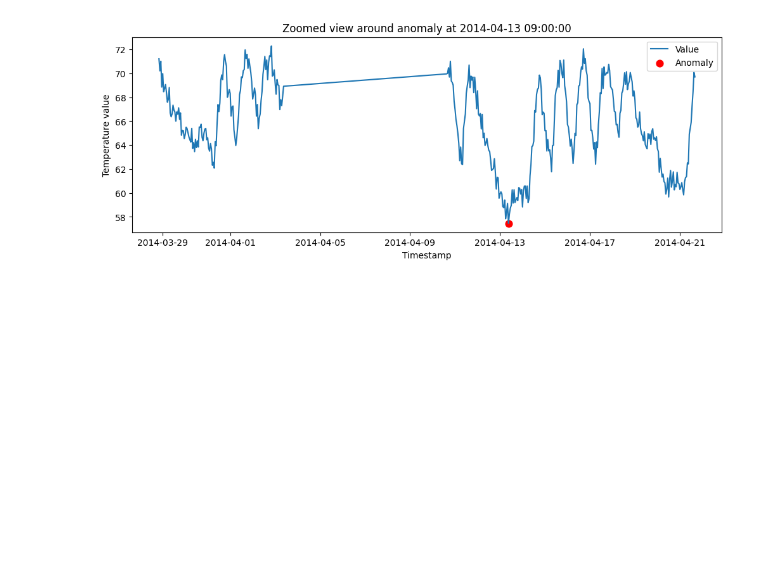
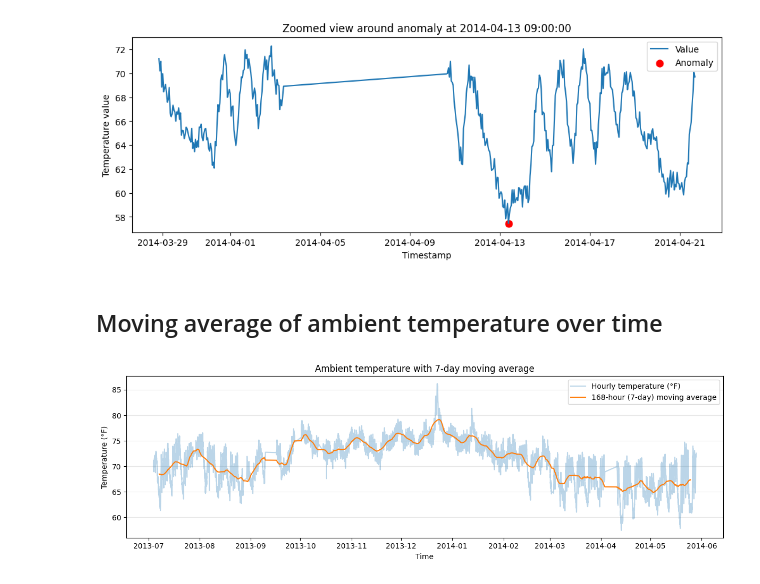
Before and after one commit to Nandipha996/Anomaly-Detection-Research, a Jupyter notebook: notebooks/01_data_overview.ipynb, the cells around one changed output. Saved outputs shown, nothing was run; the diff lists cells and outputs as text; code cells hidden in the pictures; blank space fills up the shorter version.

Commit message:
Completed Data Overview stage and added Finding notes

```diff
--- a/notebooks/01_data_overview.ipynb
+++ b/notebooks/01_data_overview.ipynb
@@ -296,3 +378,44 @@ for anomaly_time in label_times_dt:
 # %% [output]
 [figure]
 [figure]
+# %% [markdown]
+## Moving average of ambient temperature over time
+# %%
+# Ensure data is sorted by time
+df = df.sort_values("timestamp").reset_index(drop=True)
+
+# Use a 7-day (7 * 24 hours) moving average to see slow changes
+moving_window_hours = 7 * 24
+
+moving_average_temperature = (
+    df["value"]
+    .rolling(window = moving_window_hours, center=True)
+    .mean()
+)
+
+plt.figure(figsize=(12, 4))
+
+# Plot the original hourly values in a light line
+plt.plot(
+    df["timestamp"],
+    df["value"],
+    alpha=0.3,
+    label="Hourly temperature (°F)"
+)
+
+# Plot the smoother 7-day moving average
+plt.plot(
+    df["timestamp"],
+    moving_average_temperature,
+    label=f"{moving_window_hours}-hour (7-day) moving average",
+)
+
+plt.title("Ambient temperature with 7-day moving average")
+plt.xlabel("Time")
+plt.ylabel("Temperature (°F)")
+plt.legend()
+plt.grid(axis="y", alpha=0.3)
+plt.tight_layout()
+plt.show()
+# %% [output]
+[figure, added]
```
Also changed, not shown: parts of 13 cells of this notebook, 1 other file.
